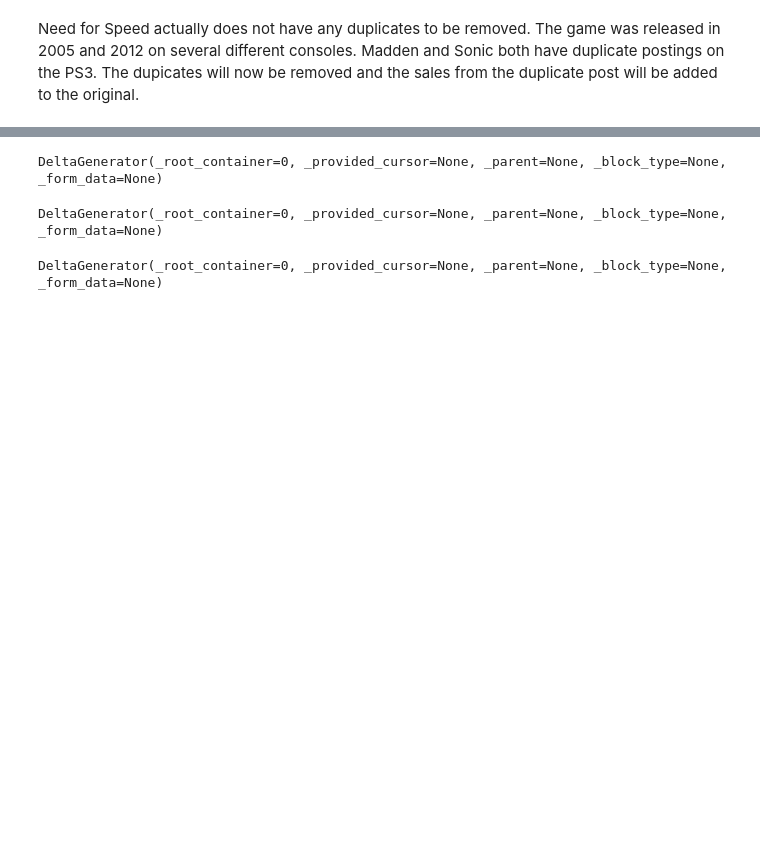
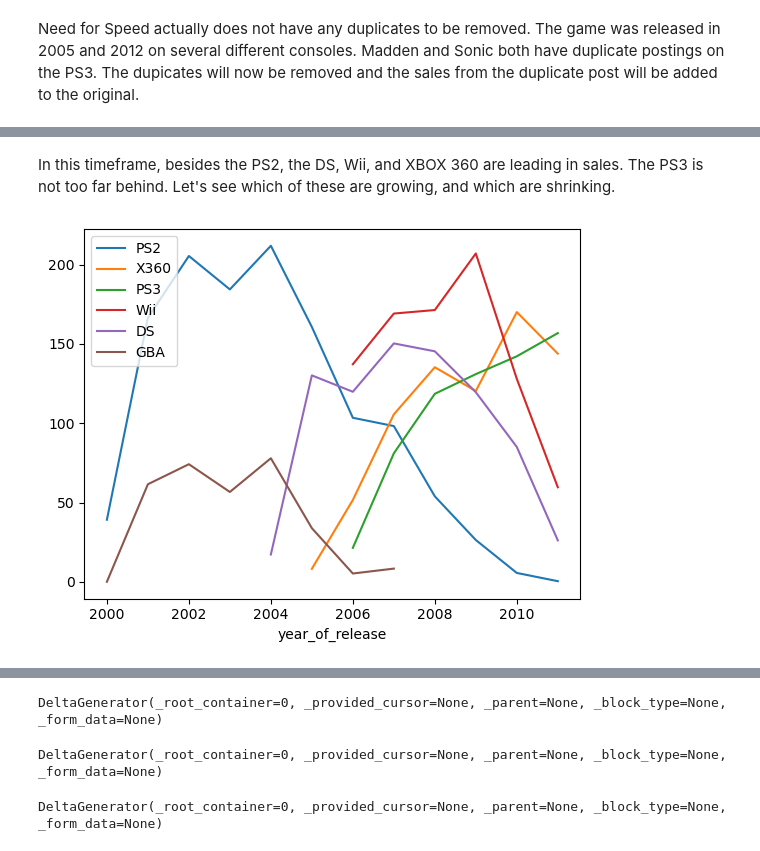
Before and after one commit to michaelpowers8/Sprint-5-Project, a Jupyter notebook: Video_Game_Data_2016.ipynb, the cells around one changed output, grey strips where cells are left out. Cells and saved outputs as stored; diff of their text form; code cells hidden in the pictures; blank space fills up the shorter version.

```diff
--- a/Video_Game_Data_2016.ipynb
+++ b/Video_Game_Data_2016.ipynb
@@ -253,0 +313,2 @@ display(df_games[df_games['name']=='Sonic the Hedgehog'])
+# %%
+relevant_games = df_games[(df_games['year_of_release'] >= 2000) & (df_games['year_of_release'] <= 2011)]
@@ -253,0 +338,9 @@ display(df_games[df_games['name']=='Sonic the Hedgehog'])
+# %% [markdown]
+In this timeframe, besides the PS2, the DS, Wii, and XBOX 360 are leading in sales. The PS3 is not too far behind. Let's see which of these are growing, and which are shrinking.
+# %%
+for popular_platform in ['PS2','X360','PS3','Wii','DS','GBA']:
+    relevant_games[relevant_games['platform']==popular_platform].groupby('year_of_release')['total_sales'].sum().plot()
+plt.legend(['PS2','X360','PS3','Wii','DS','GBA'])
+plt.show()
+# %% [output]
+[figure, added]
```
Also changed, not shown: parts of 30 cells of this notebook.
